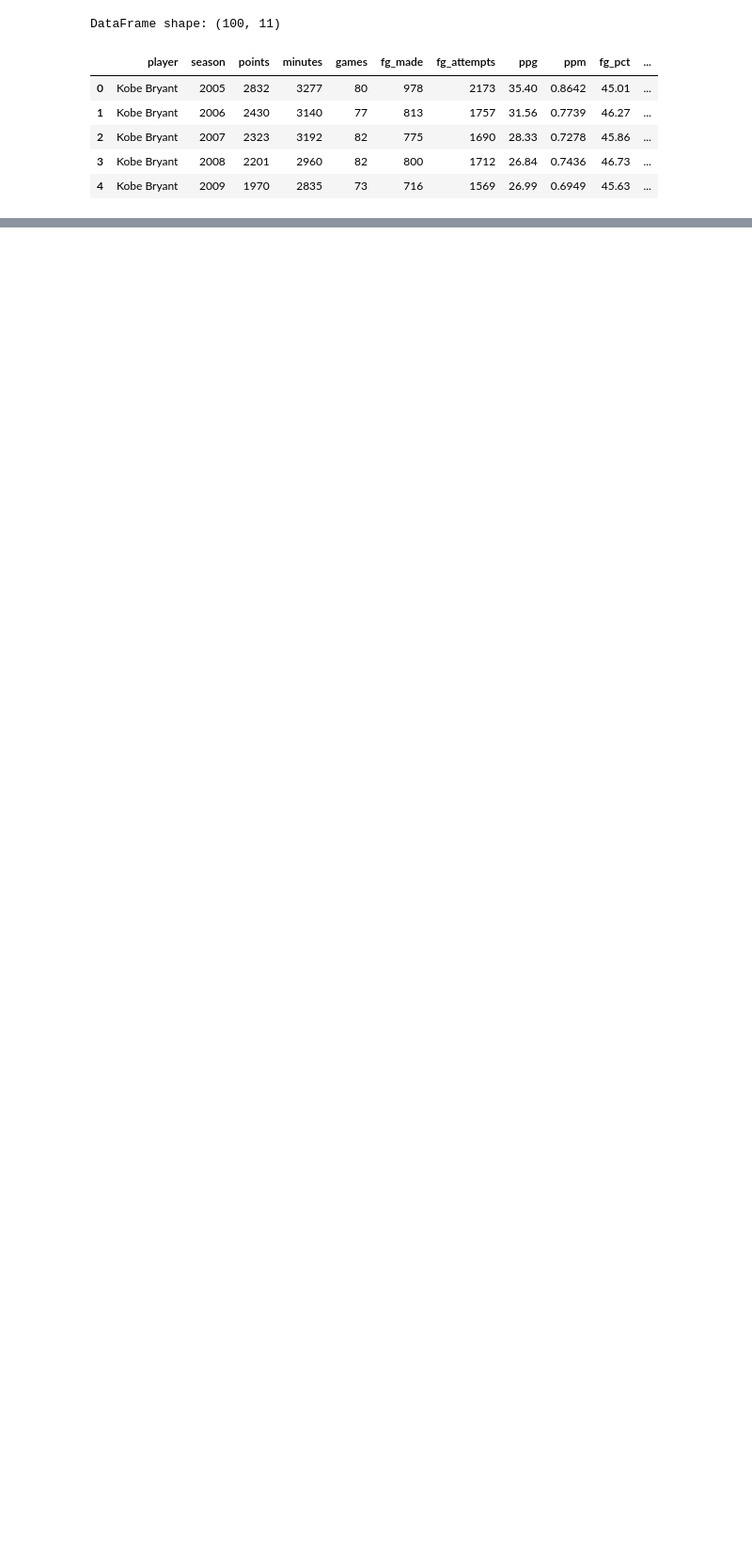
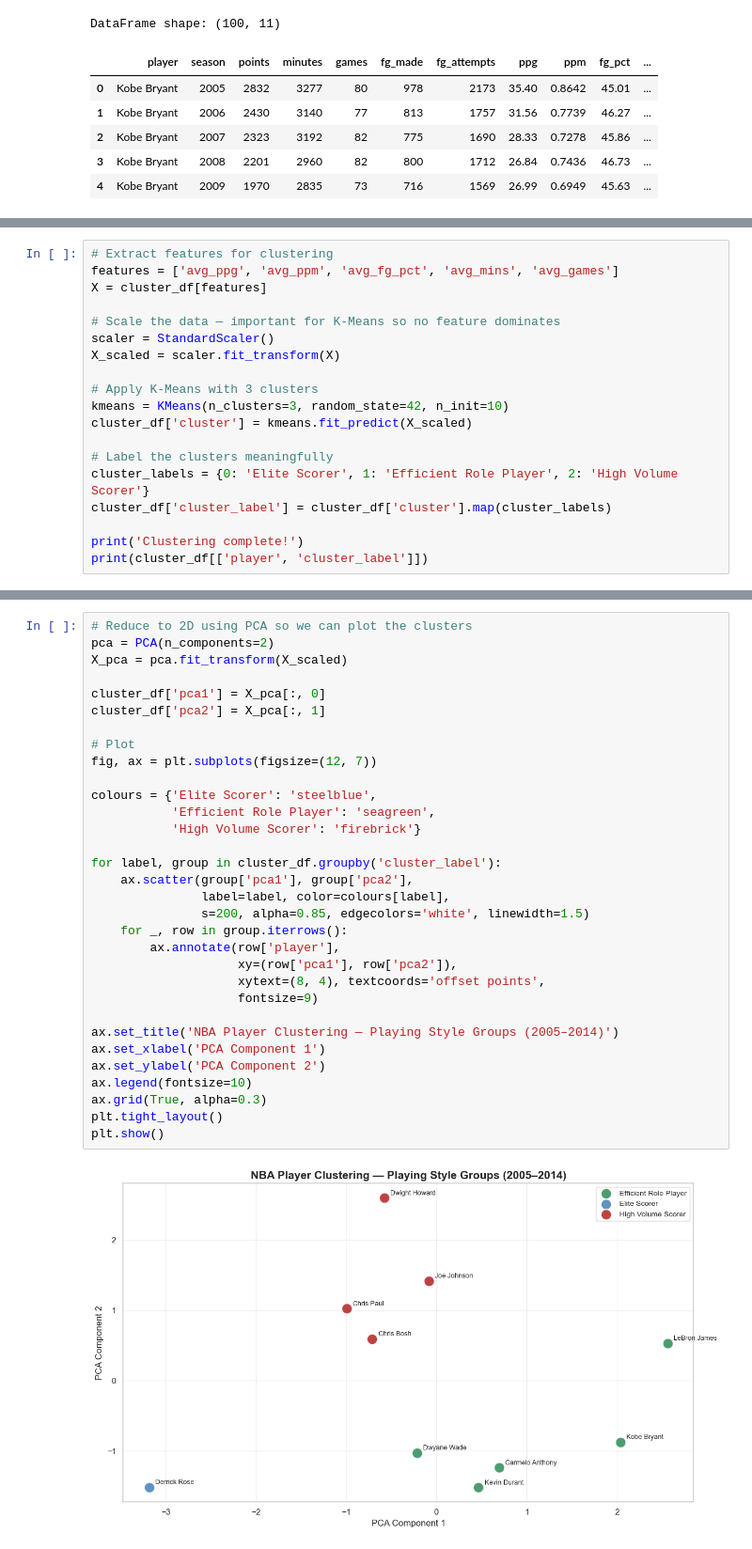
Before and after one commit to Tp12menon/nba-analysis, a Jupyter notebook: project4_player_clustering.ipynb, the cells around one changed output, grey strips where cells are left out. Shown at 94% size. Cells and saved outputs as stored; diff of their text form; blank space fills up the shorter version.

Commit message:
First Visual Rep

```diff
--- a/project4_player_clustering.ipynb
+++ b/project4_player_clustering.ipynb
@@ -133,0 +166,19 @@ DataFrame shape: (100, 11)
+# %%
+# Extract features for clustering
+features = ['avg_ppg', 'avg_ppm', 'avg_fg_pct', 'avg_mins', 'avg_games']
+X = cluster_df[features]
+
+# Scale the data — important for K-Means so no feature dominates
+scaler = StandardScaler()
+X_scaled = scaler.fit_transform(X)
+
+# Apply K-Means with 3 clusters
+kmeans = KMeans(n_clusters=3, random_state=42, n_init=10)
+cluster_df['cluster'] = kmeans.fit_predict(X_scaled)
+
+# Label the clusters meaningfully
+cluster_labels = {0: 'Elite Scorer', 1: 'Efficient Role Player', 2: 'High Volume Scorer'}
+cluster_df['cluster_label'] = cluster_df['cluster'].map(cluster_labels)
+
+print('Clustering complete!')
+print(cluster_df[['player', 'cluster_label']])
@@ -133,0 +198,34 @@ DataFrame shape: (100, 11)
+# %%
+# Reduce to 2D using PCA so we can plot the clusters
+pca = PCA(n_components=2)
+X_pca = pca.fit_transform(X_scaled)
+
+cluster_df['pca1'] = X_pca[:, 0]
+cluster_df['pca2'] = X_pca[:, 1]
+
+# Plot
+fig, ax = plt.subplots(figsize=(12, 7))
+
+colours = {'Elite Scorer': 'steelblue',
+           'Efficient Role Player': 'seagreen',
+           'High Volume Scorer': 'firebrick'}
+
+for label, group in cluster_df.groupby('cluster_label'):
+    ax.scatter(group['pca1'], group['pca2'],
+               label=label, color=colours[label],
+               s=200, alpha=0.85, edgecolors='white', linewidth=1.5)
+    for _, row in group.iterrows():
+        ax.annotate(row['player'],
+                    xy=(row['pca1'], row['pca2']),
+                    xytext=(8, 4), textcoords='offset points',
+                    fontsize=9)
+
+ax.set_title('NBA Player Clustering — Playing Style Groups (2005–2014)')
+ax.set_xlabel('PCA Component 1')
+ax.set_ylabel('PCA Component 2')
+ax.legend(fontsize=10)
+ax.grid(True, alpha=0.3)
+plt.tight_layout()
+plt.show()
+# %% [output]
+[figure, added]
```
Also changed, not shown: parts of 2 cells of this notebook.
